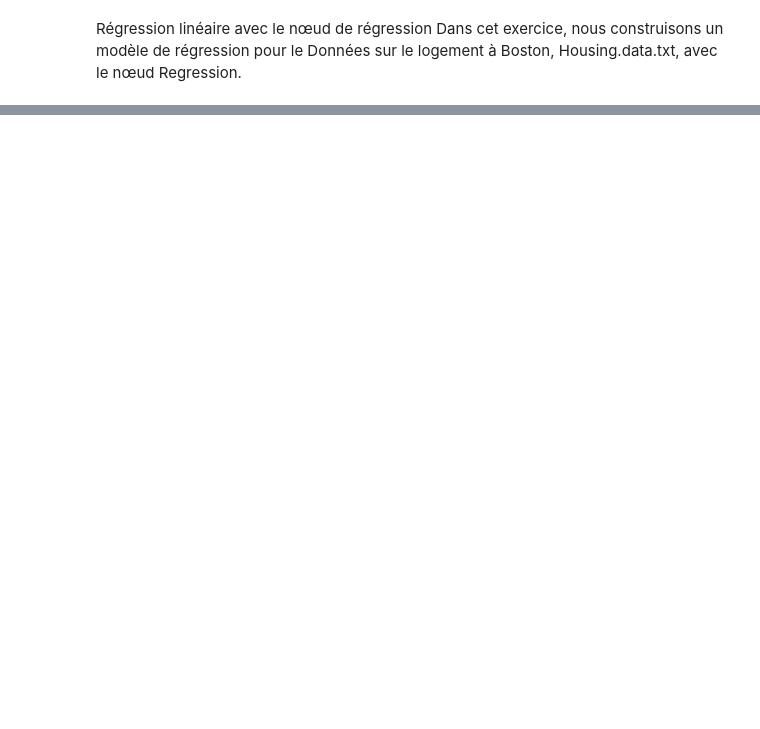
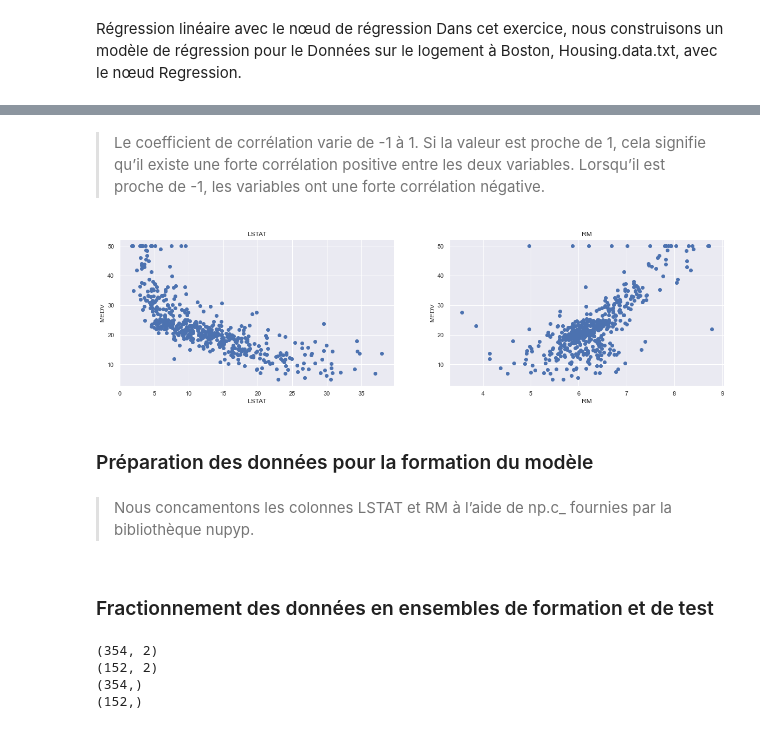
Before and after one commit to FatmaBenAicha/LinearRegression, a Jupyter notebook: LinearRegression.ipynb, the cells around one changed output, grey strips where cells are left out. Saved outputs shown, nothing was run; the diff lists cells and outputs as text; code cells hidden in the pictures; blank space fills up the shorter version.

```diff
--- a/LinearRegression.ipynb
+++ b/LinearRegression.ipynb
@@ -125,0 +185,20 @@ housing's shape :  (506, 1)
+# %% [markdown]
+> Le coefficient de corrélation varie de -1 à 1. Si la valeur est proche de 1, cela signifie qu’il existe une forte corrélation positive entre les deux variables. Lorsqu’il est proche de -1, les variables ont une forte corrélation négative.
+# %%
+plt.figure(figsize=(20, 5))
+
+features = ['LSTAT', 'RM']
+target = fatma['MEDV']
+
+for i, col in enumerate(features):
+    plt.subplot(1, len(features) , i+1)
+    x = fatma[col]
+    y = target
+    plt.scatter(x, y, marker='o')
+    plt.title(col)
+    plt.xlabel(col)
+    plt.ylabel('MEDV')
+# %% [output]
+[figure, added]
+# %% [markdown]
+### Préparation des données pour la formation du modèle
@@ -125,0 +208,17 @@ housing's shape :  (506, 1)
+# %% [markdown]
+> Nous concamentons les colonnes LSTAT et RM à l’aide de np.c_ fournies par la bibliothèque nupyp.
+# %% [markdown]
+### Fractionnement des données en ensembles de formation et de test
+# %%
+from sklearn.model_selection import train_test_split
+
+X_train, X_test, Y_train, Y_test = train_test_split(X, Y, test_size = 0.3, random_state=5)
+print(X_train.shape)
+print(X_test.shape)
+print(Y_train.shape)
+print(Y_test.shape)
+# %% [output]
+(354, 2)
+(152, 2)
+(354,)
+(152,)
```
Also changed, not shown: parts of 28 cells of this notebook.
